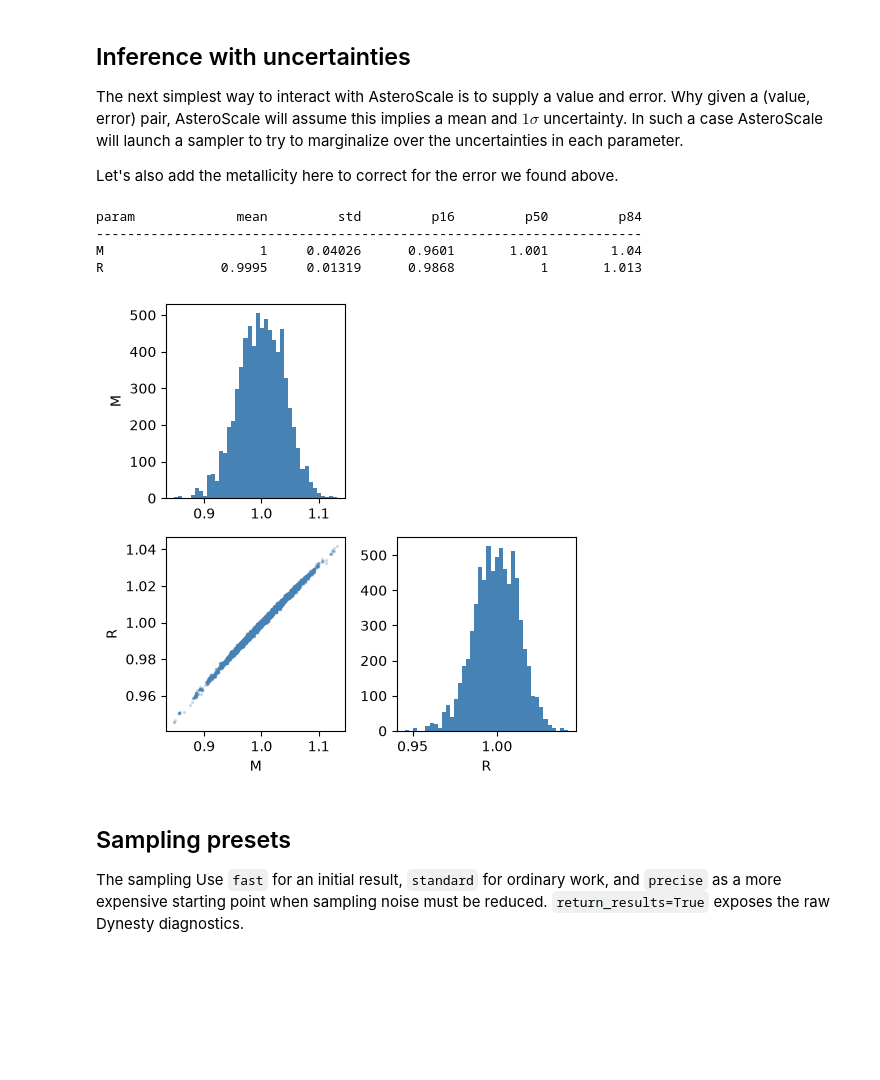
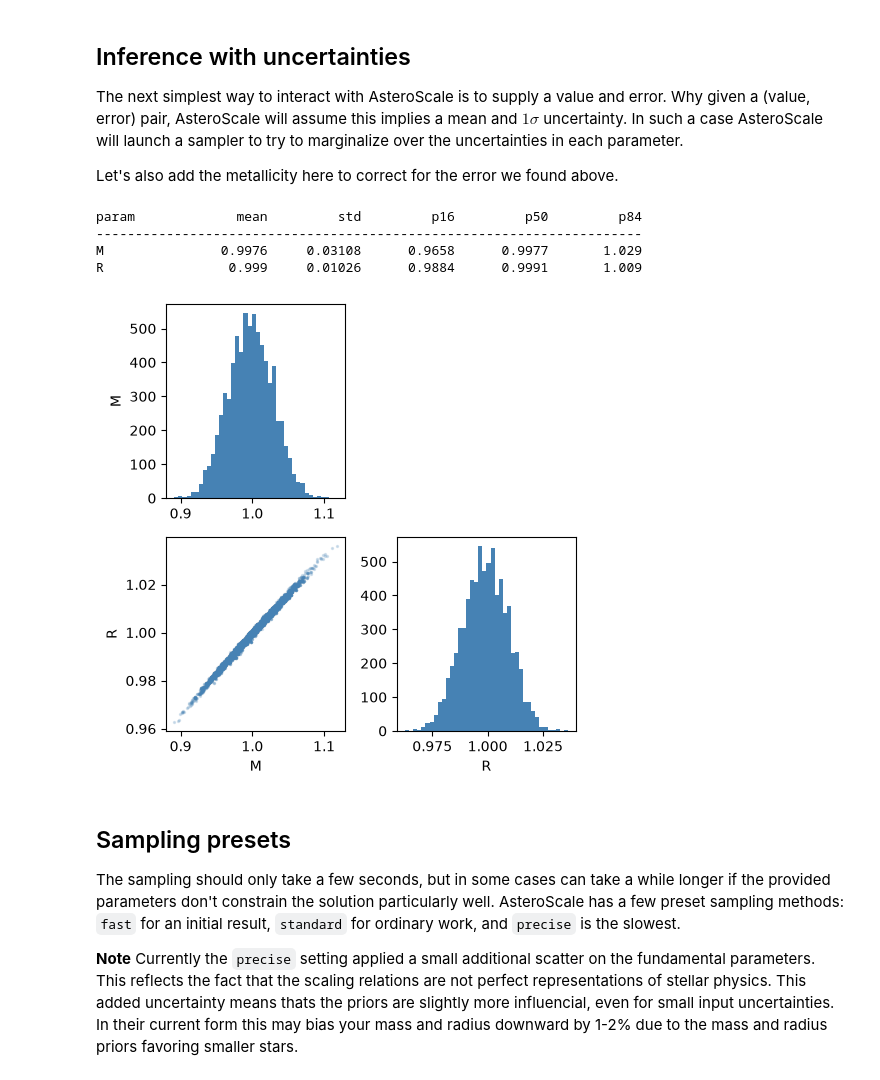
Before and after one commit to nielsenmb/AsteroScale, a Jupyter notebook: docs/tutorials/inferring-stellar-properties.ipynb, the cells around one changed output. Cells and saved outputs as stored; diff of their text form; code cells hidden in the pictures; blank space fills up the shorter version.

```diff
--- a/docs/tutorials/inferring-stellar-properties.ipynb
+++ b/docs/tutorials/inferring-stellar-properties.ipynb
@@ -31,23 +31,26 @@ Let's also add the metallicity here to correct for the error we found above.
 # %%
 given = {"Teff": (5777, 50),
          "numax": (3090, 30),
          "dnu": (135.1, 0.1),
+         "FeH": (0.0, 0.01)
         }
 
-solver = ast.Solver(relation_scatter=0)
+solver = ast.Solver()
 samples = solver.solve(given, want=["M", "R"])
 ast.summarize(samples)
 fig = ast.plot_posterior(samples)
 # %% [output]
 param             mean         std         p16         p50         p84
 ----------------------------------------------------------------------
-M                    1     0.04026      0.9601       1.001        1.04
-R               0.9995     0.01319      0.9868           1       1.013
+M               0.9976     0.03108      0.9658      0.9977       1.029
+R                0.999     0.01026      0.9884      0.9991       1.009
-[figure, old version]
+[figure, new version]
 # %% [markdown]
 ## Sampling presets
 
-The sampling Use `fast` for an initial result, `standard` for ordinary work, and `precise` as a more expensive starting point when sampling noise must be reduced. `return_results=True` exposes the raw Dynesty diagnostics.
+The sampling should only take a few seconds, but in some cases can take a while longer if the provided parameters don't constrain the solution particularly well. AsteroScale has a few preset sampling methods: `fast` for an initial result, `standard` for ordinary work, and `precise` is the slowest.
+
+**Note** Currently the `precise` setting applied a small additional scatter on the fundamental parameters. This reflects the fact that the scaling relations are not perfect representations of stellar physics. This added uncertainty means thats the priors are slightly more influencial, even for small input uncertainties. In their current form this may bias your mass and radius downward by 1-2% due to the mass and radius priors favoring smaller stars.
 # %%
 for preset in ("fast", "standard", "precise"):
     print(preset, ast.Solver(preset=preset).settings)
```
Also changed, not shown: parts of 5 cells of this notebook, 3 other files.
